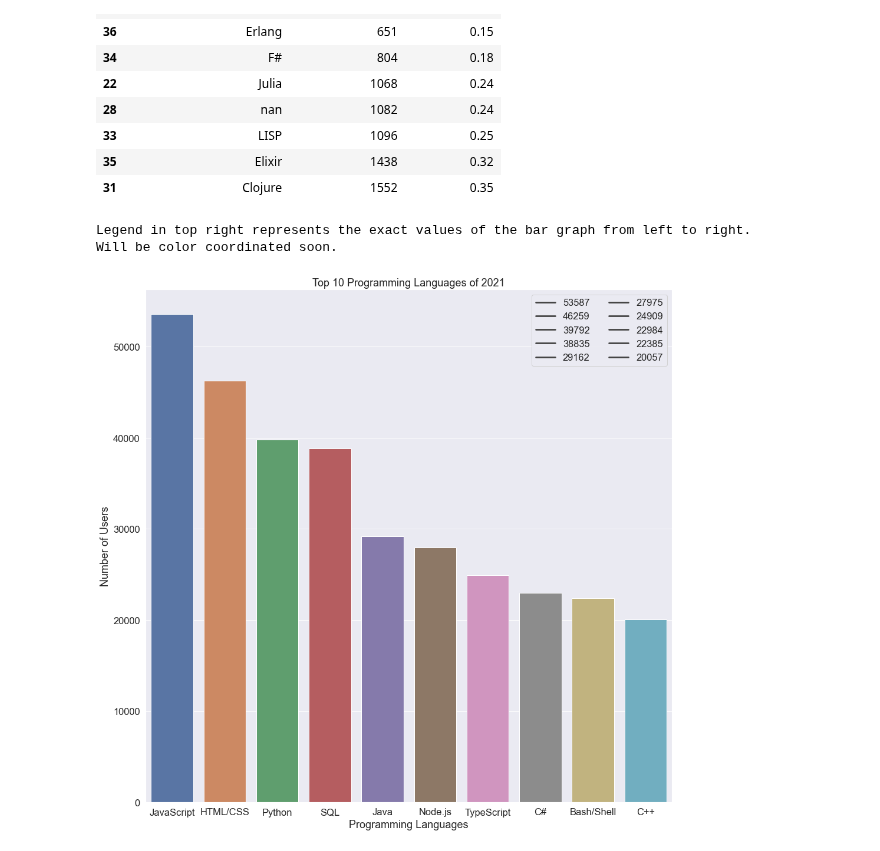
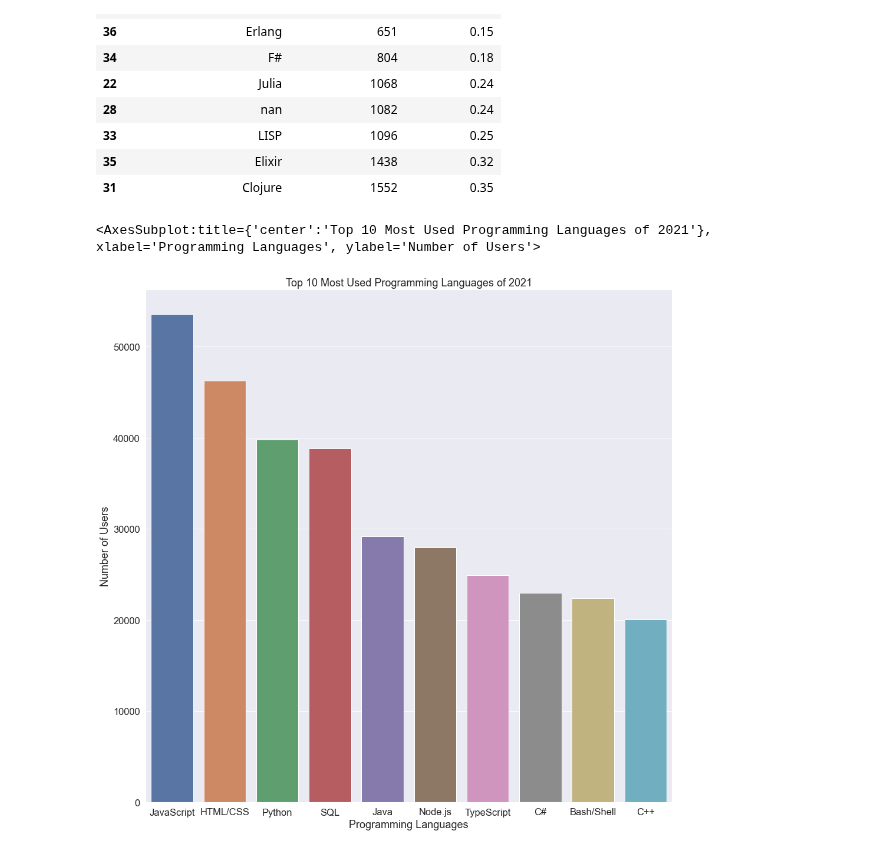
Before and after one commit to data301-2021-winter1/project-group13-project, a Jupyter notebook: notebooks/analysis3.ipynb, the cells around one changed output. Drawn from its saved outputs; the diff is of its cells as text; code cells hidden in the pictures.

```diff
--- a/notebooks/analysis3.ipynb
+++ b/notebooks/analysis3.ipynb
@@ -275,13 +283,11 @@ bottom10
 | 35 | Elixir | 1438 | 0.32 |
 | 31 | Clojure | 1552 | 0.35 |
 # %%
+plt.figure(figsize = (16, 16))
 sns.set(font_scale = 1.5)
-plt.title("Top 10 Programming Languages of 2021")
+plt.title("Top 10 Most Used Programming Languages of 2021")
 sns.barplot(x='Programming Languages', y='Number of Users', data= top10)
-plt.legend(top10['Number of Users'], ncol = 2, loc='upper right')
-print('Legend in top right represents the exact values of the bar graph from left to right.')
-print('Will be color coordinated soon.')
+#plt.legend(top10['Number of Users'], ncol = 2, loc='upper right')
 # %% [output]
-Legend in top right represents the exact values of the bar graph from left to right.
-Will be color coordinated soon.
+<AxesSubplot:title={'center':'Top 10 Most Used Programming Languages of 2021'}, xlabel='Programming Languages', ylabel='Number of Users'>
-[figure, old version]
+[figure, new version]
```
Also changed, not shown: parts of 10 cells of this notebook, 1 other file.
